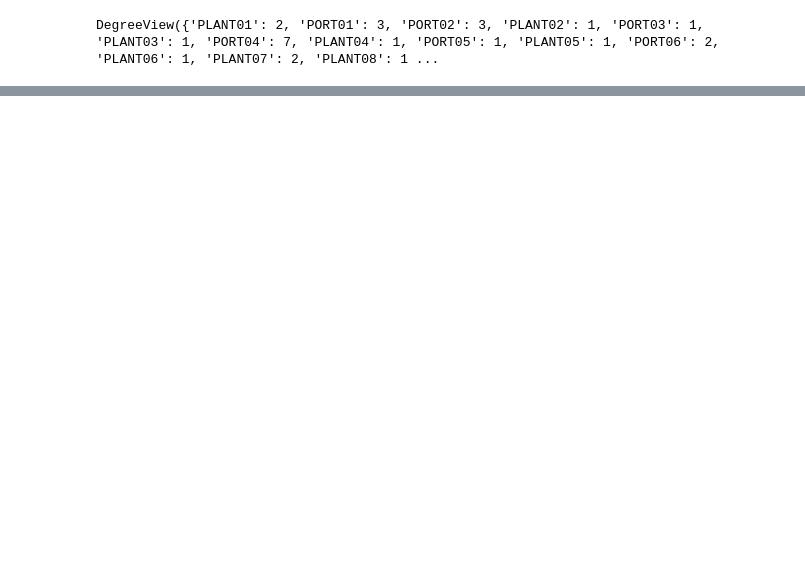
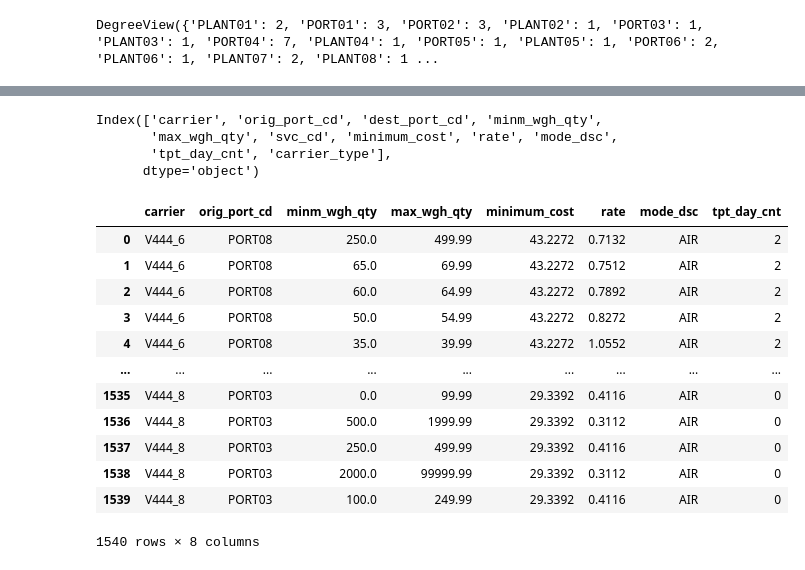
Before and after one commit to ram-polisetti/DataScience, a Jupyter notebook: Supplychain Projects/routing-optmization.ipynb, the cells around one changed output, grey strips where cells are left out. Saved outputs shown, nothing was run; the diff lists cells and outputs as text; code cells hidden in the pictures; blank space fills up the shorter version.

```diff
--- a/Supplychain Projects/routing-optmization.ipynb
+++ b/Supplychain Projects/routing-optmization.ipynb
@@ -217,0 +346,25 @@ plt.show()
+# %%
+freight_rates.columns
+# %% [output]
+Index(['carrier', 'orig_port_cd', 'dest_port_cd', 'minm_wgh_qty',
+       'max_wgh_qty', 'svc_cd', 'minimum_cost', 'rate', 'mode_dsc',
+       'tpt_day_cnt', 'carrier_type'],
+      dtype='object')
+# %%
+freight_rates.drop(columns=["dest_port_cd", "carrier_type", "svc_cd"], inplace=True)
+# %%
+freight_rates
+# %% [output]
+|  | carrier | orig_port_cd | minm_wgh_qty | max_wgh_qty | minimum_cost | rate | mode_dsc | tpt_day_cnt |
+| 0 | V444_6 | PORT08 | 250.0 | 499.99 | 43.2272 | 0.7132 | AIR | 2 |
+| 1 | V444_6 | PORT08 | 65.0 | 69.99 | 43.2272 | 0.7512 | AIR | 2 |
+| 2 | V444_6 | PORT08 | 60.0 | 64.99 | 43.2272 | 0.7892 | AIR | 2 |
+| 3 | V444_6 | PORT08 | 50.0 | 54.99 | 43.2272 | 0.8272 | AIR | 2 |
+| 4 | V444_6 | PORT08 | 35.0 | 39.99 | 43.2272 | 1.0552 | AIR | 2 |
+| ... | ... | ... | ... | ... | ... | ... | ... | ... |
+| 1535 | V444_8 | PORT03 | 0.0 | 99.99 | 29.3392 | 0.4116 | AIR | 0 |
+| 1536 | V444_8 | PORT03 | 500.0 | 1999.99 | 29.3392 | 0.3112 | AIR | 0 |
+| 1537 | V444_8 | PORT03 | 250.0 | 499.99 | 29.3392 | 0.4116 | AIR | 0 |
+| 1538 | V444_8 | PORT03 | 2000.0 | 99999.99 | 29.3392 | 0.3112 | AIR | 0 |
+| 1539 | V444_8 | PORT03 | 100.0 | 249.99 | 29.3392 | 0.4116 | AIR | 0 |
+1540 rows × 8 columns
```
Also changed, not shown: parts of 30 cells of this notebook, 1 other file.
